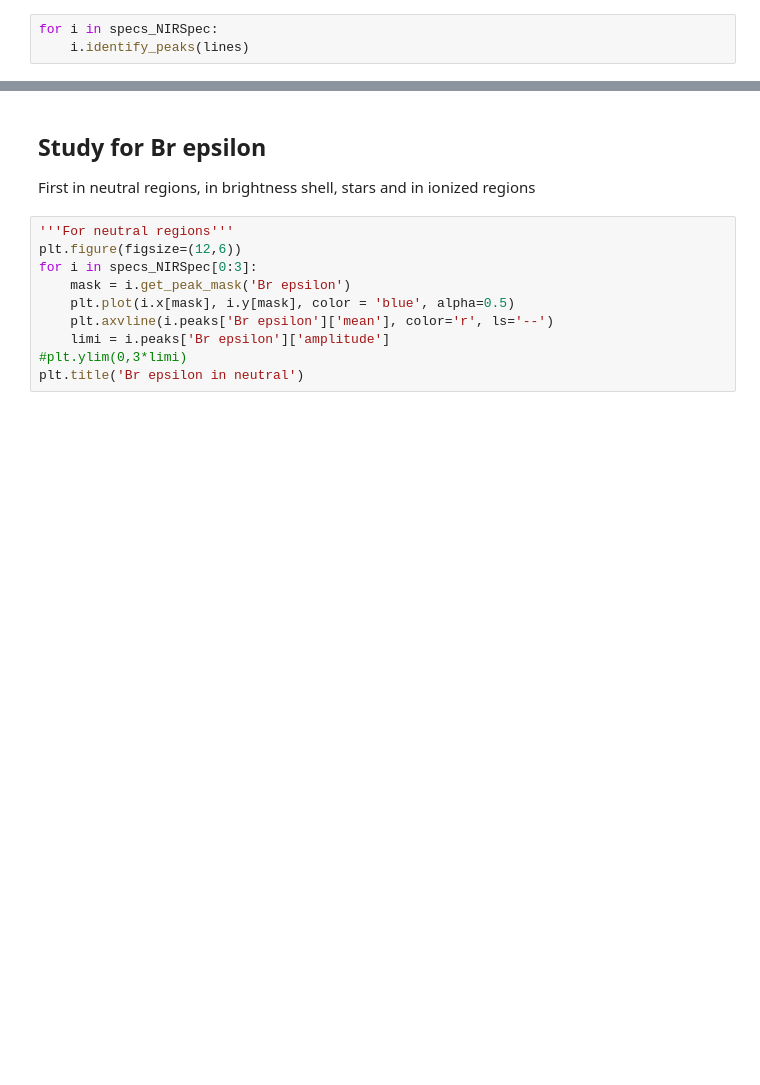
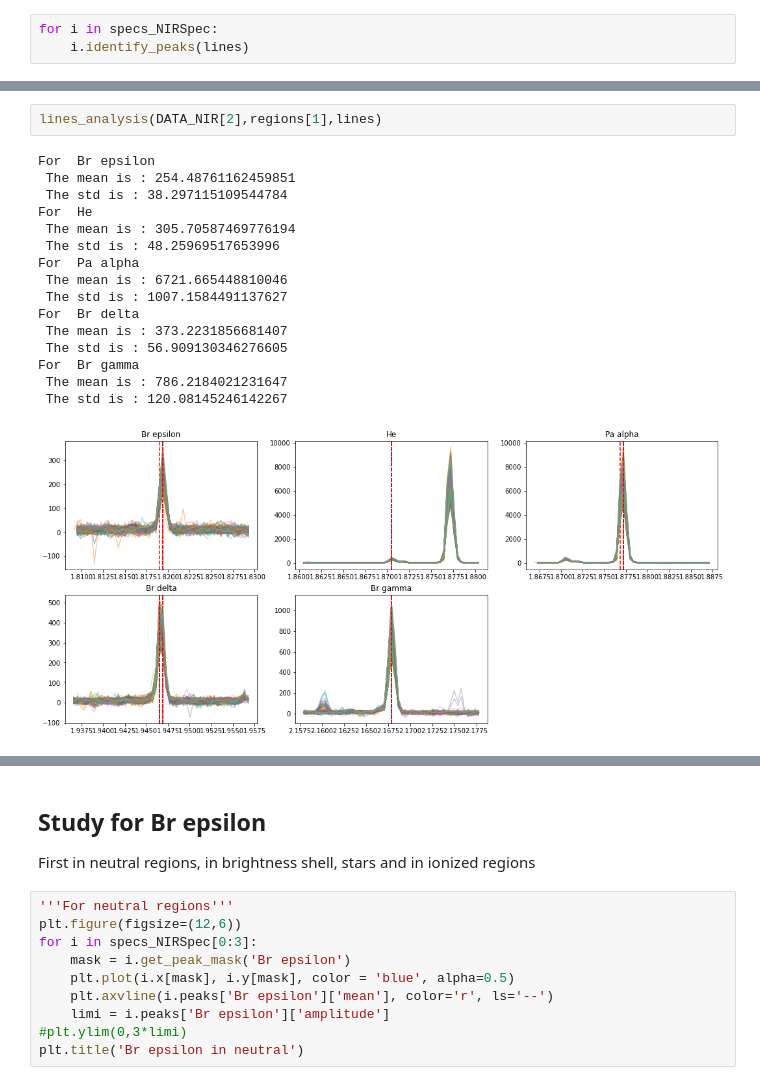
Before and after one commit to will-henney/globule-seminario, a Jupyter notebook: 30Doradus/Fit_to_spectrum_of_NIRSpec.ipynb, the cells around one changed output, grey strips where cells are left out. Cells and saved outputs as stored; diff of their text form; blank space fills up the shorter version.

```diff
--- a/30Doradus/Fit_to_spectrum_of_NIRSpec.ipynb
+++ b/30Doradus/Fit_to_spectrum_of_NIRSpec.ipynb
@@ -228,0 +362,19 @@ for i in specs_NIRSpec:
+# %%
+lines_analysis(DATA_NIR[2],regions[1],lines)
+# %% [output]
+For  Br epsilon
+ The mean is : 254.48761162459851
+ The std is : 38.297115109544784
+For  He
+ The mean is : 305.70587469776194
+ The std is : 48.25969517653996
+For  Pa alpha
+ The mean is : 6721.665448810046
+ The std is : 1007.1584491137627
+For  Br delta
+ The mean is : 373.2231856681407
+ The std is : 56.909130346276605
+For  Br gamma
+ The mean is : 786.2184021231647
+ The std is : 120.08145246142267
+[figure, added]
```
Also changed, not shown: parts of 16 cells of this notebook, 2 other files.
